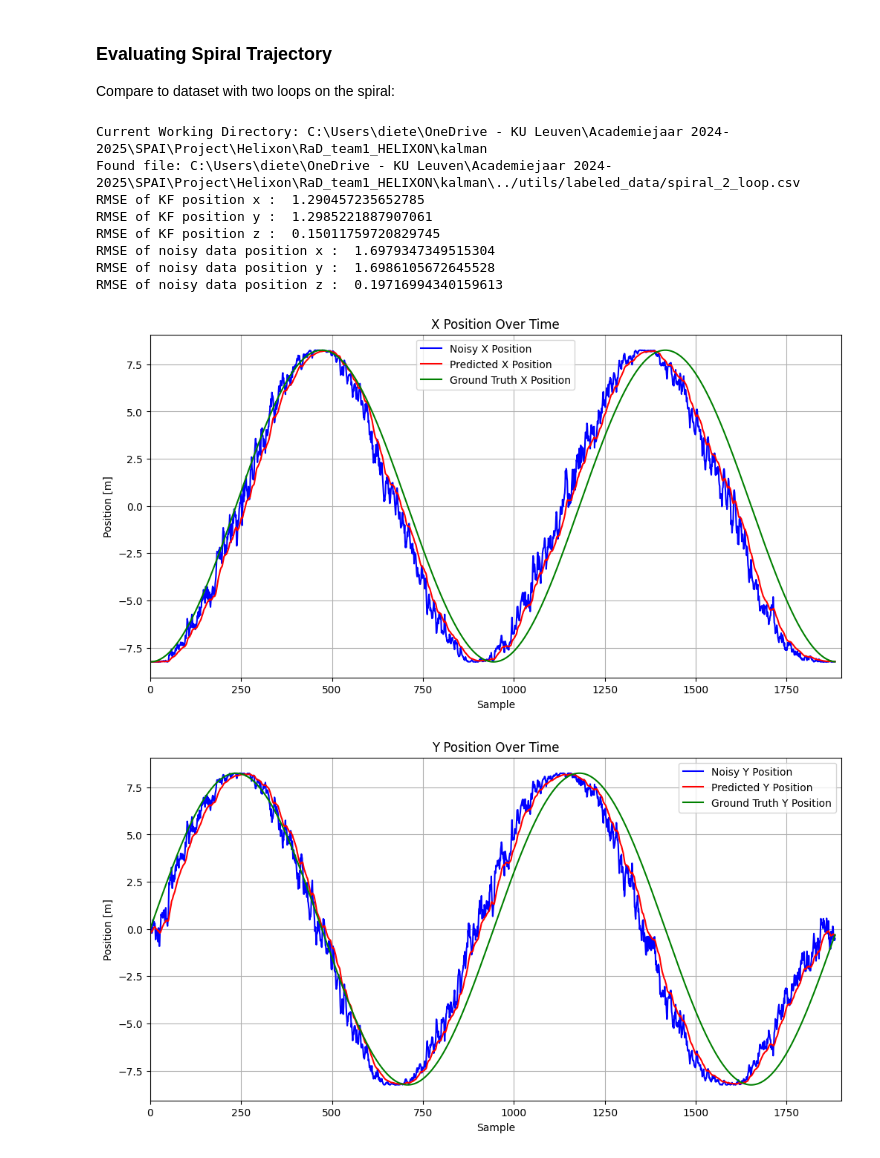
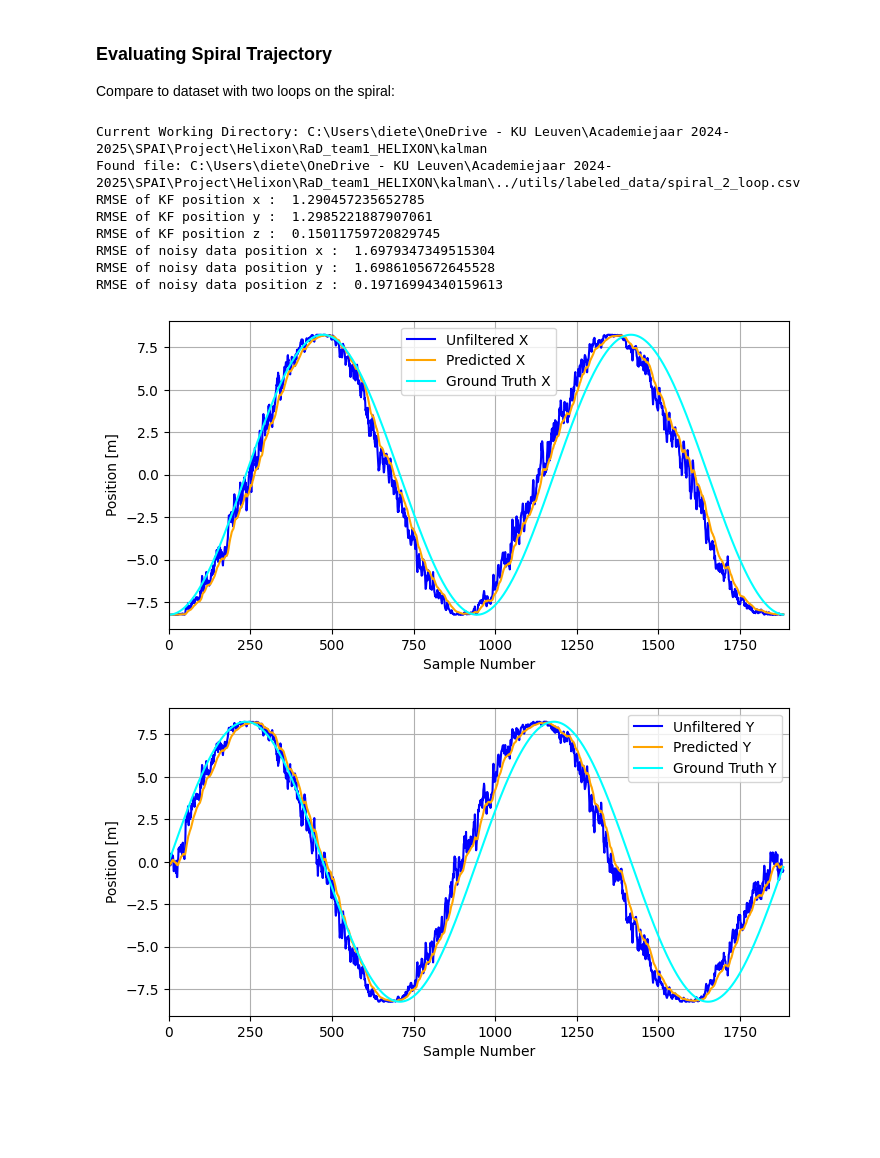
Before and after one commit to kjetteren/RaD_team1_HELIXON, a Jupyter notebook: kalman/FilterEvaluations.ipynb, the cells around one changed output. Saved outputs shown, nothing was run; the diff lists cells and outputs as text; code cells hidden in the pictures; blank space fills up the shorter version.

```diff
--- a/kalman/FilterEvaluations.ipynb
+++ b/kalman/FilterEvaluations.ipynb
@@ -95,7 +95,7 @@ class QuaternionEKF:
         self.Q[3:, 3:] *= 0.4  # quaternion noise
 
         # measurement noise
-        self.R = np.eye(7) * 0.01
+        self.R = np.eye(7) * 0.001
 
         # system parameters
         self.dt = 0.04  # sample time
@@ -709,7 +708,7 @@ import matplotlib.pyplot as plt
 print(f"Current Working Directory: {os.getcwd()}")
 
 # Define file path relative to the current working directory
-data_file_path = "../utils/labeled_data/spiral_2_loop.csv"
+data_file_path = "../utils/labeled_position_data/spiral_2_loop.csv"
 full_data_file_path = os.path.join(os.getcwd(), data_file_path)
 
 # Checking if the path exists
@@ -816,51 +815,48 @@ print("RMSE of noisy data position x : ", RMSE_raw_data_x)
 print("RMSE of noisy data position y : ", RMSE_raw_data_y)
 print("RMSE of noisy data position z : ", RMSE_raw_data_z)
 
-plt.figure(figsize=(12, 6))
-plt.plot(measured_x, label='Noisy X Position', color='blue')
-plt.plot(predicted_x, label='Predicted X Position', color='red')
-plt.plot(gt_x, label='Ground Truth X Position', color='green')
-plt.title('X Position Over Time')
+plt.figure(figsize=(8, 4))
+plt.plot(measured_x, label='Unfiltered X', color='blue')
+plt.plot(predicted_x, label='Predicted X', color='orange')
+plt.plot(gt_x, label='Ground Truth X', color='cyan')
 plt.ylabel('Position [m]')
-plt.xlabel('Sample')
+plt.xlabel('Sample Number')
 plt.xlim(0,1900)
 plt.legend()
 plt.grid(True)
 plt.show()
 
 # Plot Y Position
-plt.figure(figsize=(12, 6))
-plt.plot(measured_y, label='Noisy Y Position', color='blue')
-plt.plot(predicted_y, label='Predicted Y Position', color='red')
-plt.plot(gt_y, label='Ground Truth Y Position', color='green')
-plt.title('Y Position Over Time')
+plt.figure(figsize=(8, 4))
+plt.plot(measured_y, label='Unfiltered Y', color='blue')
+plt.plot(predicted_y, label='Predicted Y', color='orange')
+plt.plot(gt_y, label='Ground Truth Y', color='cyan')
 plt.ylabel('Position [m]')
-plt.xlabel('Sample')
+plt.xlabel('Sample Number')
 plt.legend()
 plt.xlim(0,1900)
 plt.grid(True)
 plt.show()
 
 # Plot Z Position
-plt.figure(figsize=(12, 6))
-plt.plot(measured_z, label='Noisy Z Position', color='blue')
-plt.plot(predicted_z, label='Predicted Z Position', color='red')
-plt.plot(gt_1_loop_z, label='Ground Truth Z Position', color='green')
-plt.title('Z Position Over Time')
+plt.figure(figsize=(8, 4))
+plt.plot(measured_z, label='Unfiltered Z', color='blue')
+plt.plot(predicted_z, label='Predicted Z', color='orange')
+plt.plot(gt_1_loop_z, label='Ground Truth Z', color='cyan')
 plt.ylabel('Position [m]')
-plt.xlabel('Sample')
+plt.xlabel('Sample Number')
 plt.legend()
 plt.xlim(0,1900)
 plt.grid(True)
 plt.show()
 # %% [output]
 Current Working Directory: C:\Users\diete\OneDrive - KU Leuven\Academiejaar 2024-2025\SPAI\Project\Helixon\RaD_team1_HELIXON\kalman
 Found file: C:\Users\diete\OneDrive - KU Leuven\Academiejaar 2024-2025\SPAI\Project\Helixon\RaD_team1_HELIXON\kalman\../utils/labeled_data/spiral_2_loop.csv
 RMSE of KF position x :  1.290457235652785
 RMSE of KF position y :  1.2985221887907061
 RMSE of KF position z :  0.15011759720829745
 RMSE of noisy data position x :  1.6979347349515304
 RMSE of noisy data position y :  1.6986105672645528
 RMSE of noisy data position z :  0.19716994340159613
-[figure, old version]
+[figure, new version]
-[figure, old version]
+[figure, new version]
```
Also changed, not shown: parts of 4 cells of this notebook, 11 other files.
